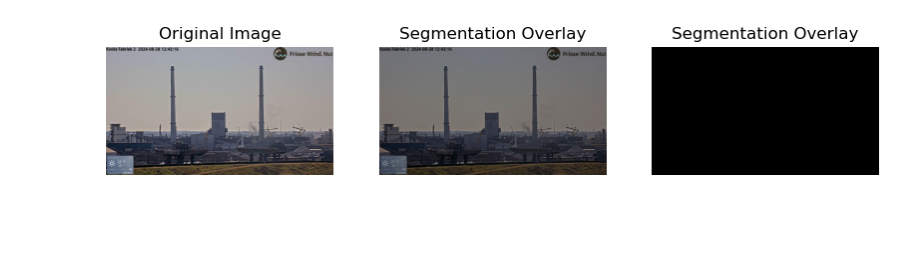
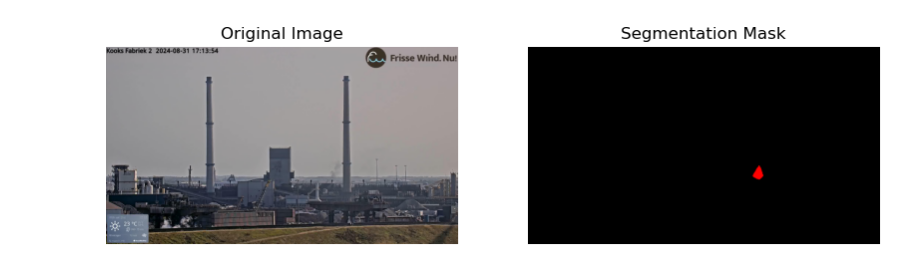
Before and after one commit to zhang-mickey/Master-thesis, a Jupyter notebook: visualization.ipynb, the cells around one changed output. Cells and saved outputs as stored; diff of their text form; code cells hidden in the pictures; blank space fills up the shorter version.

```diff
--- a/visualization.ipynb
+++ b/visualization.ipynb
@@ -3,6 +3,7 @@ import json
 import cv2
 import matplotlib.pyplot as plt
 import os
+import random
 import torch
 import numpy as np
 from pycocotools import mask as mask_utils  # For RLE decoding
@@ -18,8 +19,12 @@ with open(json_path, "r") as f:
 # Dictionary mapping category IDs to names
 category_map = {cat["id"]: cat["name"] for cat in data["categories"]}
 
+# # Randomly select 5 images
+# random_images = random.sample(data["images"], 5)
+
+
 # Choose an image
-image_info = data["images"][0]
+image_info = data["images"][300]
 image_path = os.path.join(image_folder, image_info["file_name"])
 
 # Load image
@@ -45,10 +50,6 @@ plt.show()
 # %%
 # Mapping category IDs to names
 category_map = {cat["id"]: cat["name"] for cat in data["categories"]}
-
-# Select an image
-image_info = data["images"][0]  # Choose the first image
-image_path = os.path.join(image_folder, image_info["file_name"])
 
 # Load image
 image = cv2.imread(image_path)
@@ -299,4 +229,67 @@ output.shape torch.Size([1, 1, 512, 512])
 # %%
+def semantic_segmentation(model, img_tensor):
+    model.eval()
+    # Forward pass
+    with torch.no_grad():
+         #for binary segmentation  [batch_size, 1, height, width]
+        output = model(img_tensor.unsqueeze(0))
+    print("Output Shape:", output.shape)
+    print("Output Max Value:", torch.max(output).item())
+    print("Output Min Value:", torch.min(output).item())
+    #not necessary in the case of binary segmentation
+    # print("Unique Values in Prediction:", torch.unique(torch.argmax(output, dim=1)))
+
+    # Apply Sigmoid to get probabilities between 0 and 1
+    probabilities = torch.sigmoid(output)  # Shape [batch_size, 1, height, width]
+    print("Probabilities Shape:", probabilities.shape)
+    # Threshold the probabilities to get the binary prediction mask (foreground=1, background=0)
+    prediction = (probabilities > 0.5).float()
+    print("Prediction Shape:", prediction.shape)
+    return prediction.squeeze(0).squeeze(0)  # Remove the batch dimension
+
+
+def visualize_segmentation(image_path, prediction):
+    image = cv2.imread(image_path)
+    if image is not None:
+        image = cv2.cvtColor(image, cv2.COLOR_BGR2RGB)
+    else:
+        print(f"Error: Could not read image from {image_path}")
+
+    # Resize prediction to match image size
+    prediction_resized = cv2.resize(prediction.cpu().numpy(), (image.shape[1], image.shape[0]), interpolation=cv2.INTER_NEAREST)
+    prediction_resized = prediction_resized.astype(np.int32)  # Cast to integer type for indexing
+
+
+    # Define a color map (for visualization purposes)
+    color_map = np.array([[0, 0, 0], [255, 0, 0]])  # 0 for background (black), 1 for object (red)
+    # Map each prediction to a color
+    pred_colored = color_map[prediction_resized]
+
+    # Ensure the pred_colored is in the correct data type (np.uint8)
+    pred_color_map = pred_colored.astype(np.uint8)
+    print("pred_color_map",pred_color_map.shape)
+
+
+    # overlay = cv2.addWeighted(image, 0.5, pred_colored, 0.5, 0)
+    print("end")
+    # Show result
+    plt.figure(figsize=(10, 5))
+    plt.subplot(1, 2, 1)
+    plt.imshow(image)
+    plt.title("Original Image")
+    plt.axis("off")
+
+    # plt.subplot(1, 3, 2)
+    # plt.imshow(overlay)
+    # plt.title("Segmentation Overlay")
+    # plt.axis("off")
+
+    plt.subplot(1, 2, 2)
+    plt.imshow(pred_colored)
+    plt.title("Segmentation Mask")
+    plt.axis("off")
+    plt.show()
+
 # Perform semantic segmentation
 prediction = semantic_segmentation(model, image_tensor)
 
@@ -306 +306 @@ visualize_segmentation(image_path, prediction)
-[figure, old version]
+[figure, new version]
```
Also changed, not shown: parts of 4 cells of this notebook, 13 other files.
